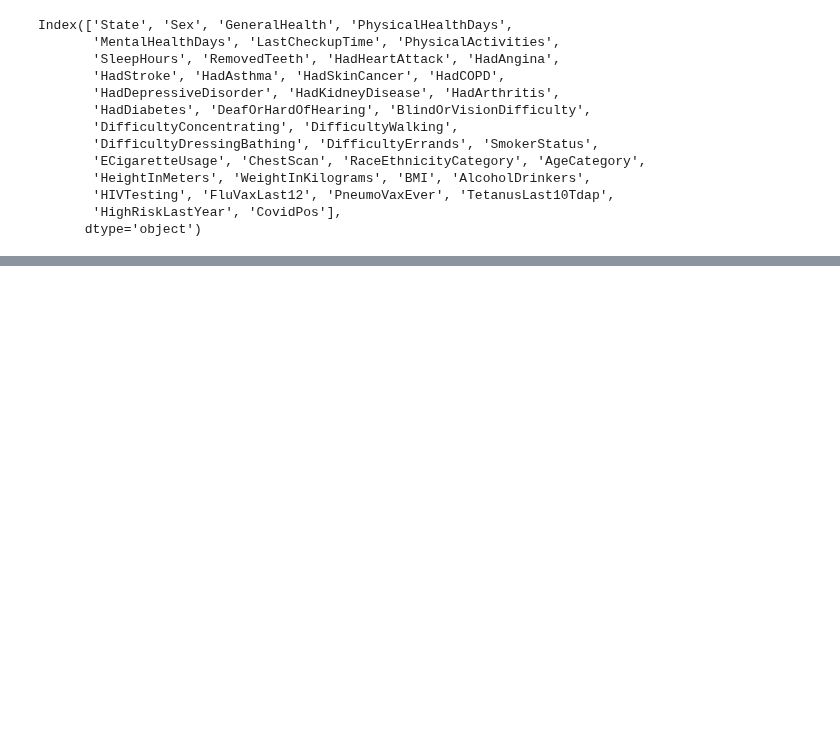
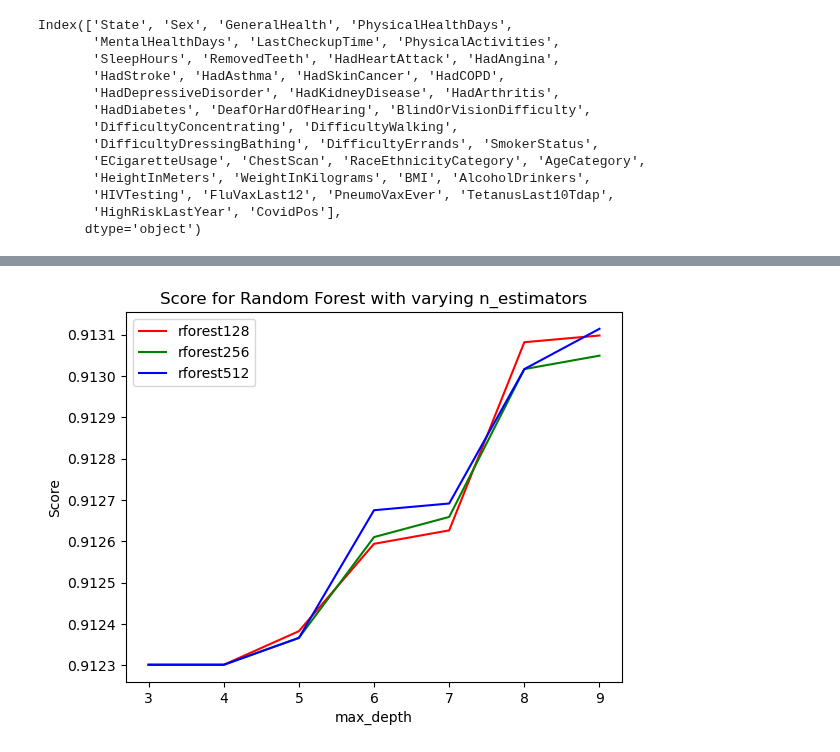
Before and after one commit to wetek-io/Project_2, a Jupyter notebook: encoders.ipynb, the cells around one changed output, grey strips where cells are left out. Cells and saved outputs as stored; diff of their text form; code cells hidden in the pictures; blank space fills up the shorter version.

```diff
--- a/encoders.ipynb
+++ b/encoders.ipynb
@@ -385,0 +379,27 @@ Name: HeartFailureLikelihood, dtype: float64
+# %%
+rforest128 = [0.9123012389035217, 0.9123012389035217, 0.9123825317855169, 0.9125938932787045, 0.9126264104315026, 0.913081650570676, 0.9130979091470751]
+
+# rforest128 = []
+# for max_depth in range(3, 10):
+#     model = RandomForestClassifier(n_estimators=128, max_depth=max_depth, random_state=1)
+#     model.fit(X_train_transformed, y_train)
+#     rforest128.append(model.score(X_test_transformed, y_test))
+# print(max(rforest128))
+# %%
+rforest256 = [0.9123012389035217, 0.9123012389035217, 0.9123662732091178, 0.9126101518551035, 0.9126589275843007, 0.9130166162650798, 0.913049133417878]
+
+# rforest256 = []
+# for max_depth in range(3, 10):
+#     model = RandomForestClassifier(n_estimators=256, max_depth=max_depth, random_state=1)
+#     model.fit(X_train_transformed, y_train)
+#     rforest256.append(model.score(X_test_transformed, y_test))
+# print(max(rforest256))
+# %%
+rforest512 = [0.9123012389035217, 0.9123012389035217, 0.9123662732091178, 0.9126751861606998, 0.9126914447370988, 0.9130166162650798, 0.9131141677234741]
+
+# rforest512 = []
+# for max_depth in range(3, 10):
+#     model = RandomForestClassifier(n_estimators=512, max_depth=max_depth, random_state=1)
+#     model.fit(X_train_transformed, y_train)
+#     rforest512.append(model.score(X_test_transformed, y_test))
+# print(max(rforest512))
@@ -385,0 +415,16 @@ Name: HeartFailureLikelihood, dtype: float64
+# %%
+# Plot the data
+plt.plot(range(3,10), rforest128, label='rforest128', color = "Red")  # Line for 128 estimators
+plt.plot(range(3,10), rforest256, label='rforest256', color = "Green")  # Line for 256 estimators
+plt.plot(range(3,10), rforest512, label='rforest512', color = "Blue")  # Line for 256 estimators
+
+# Add labels, legend, and grid
+plt.xlabel('max_depth')
+plt.ylabel('Score')
+plt.title('Score for Random Forest with varying n_estimators')
+plt.legend()  # Add a legend to distinguish the lines
+
+# Show the plot
+plt.show()
+# %% [output]
+[figure, added]
```
Also changed, not shown: parts of 15 cells of this notebook, 1 other file.
